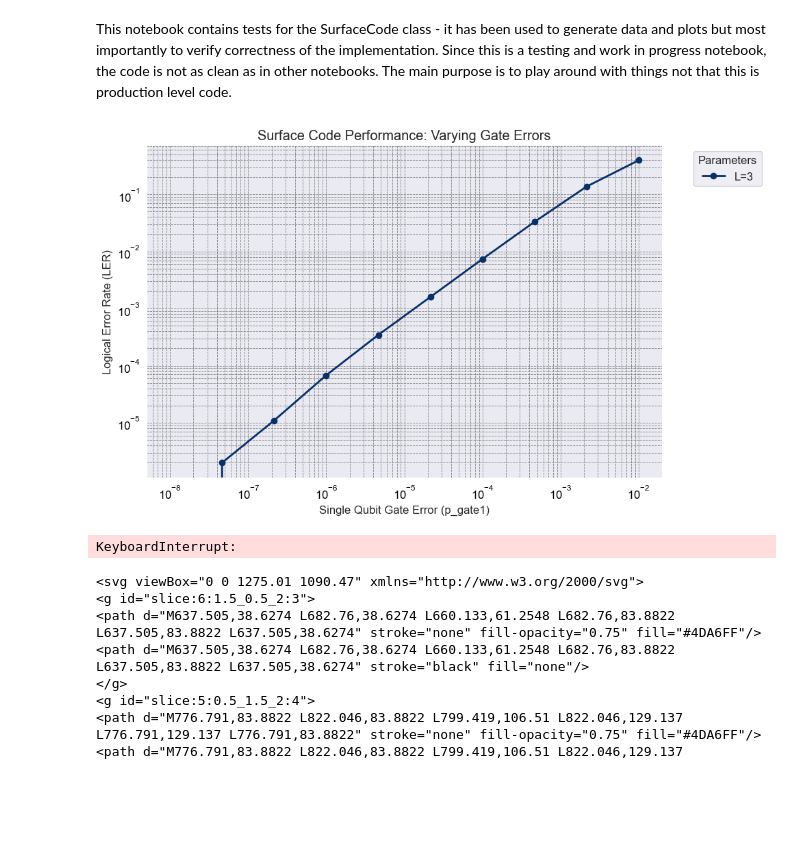
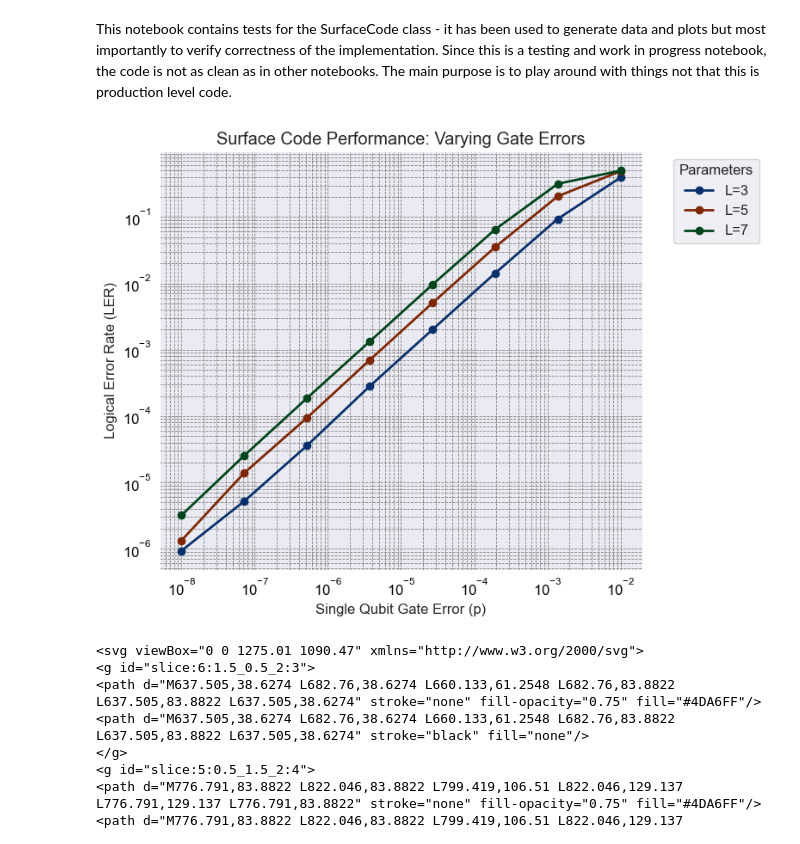
Before and after one commit to BjarneS2/Simulation_on_QEC_with_reconfigurable_atom_arrays, a Jupyter notebook: SurfaceCodePerfomance.ipynb, the cells around one changed output. Cells and saved outputs as stored; diff of their text form; code cells hidden in the pictures; blank space fills up the shorter version.

```diff
--- a/SurfaceCodePerfomance.ipynb
+++ b/SurfaceCodePerfomance.ipynb
@@ -3,61 +3,60 @@ This notebook contains tests for the SurfaceCode class - it has been used to gen
 # %%
 from surface_code import SurfaceCode
 import numpy as np
 import seaborn as sns
 import matplotlib as mpl
 import matplotlib.pyplot as plt
 from tqdm.auto import tqdm
 
 sns.set_style("darkgrid")
 mpl.rcParams.update(
     {
         "font.size": 12,
         "grid.color": "0.5",
         "grid.linestyle": "--",
         "grid.linewidth": 0.6,
         "xtick.color": "black",
         "ytick.color": "black",
     }
 )
 
-Ls = [3, 5]
-p = np.logspace(-8, -2, 10)
+Ls = [3, 5, 7]
+p = np.logspace(-8, -2, 8)
 
-results = {}
+# results = {}
 
-for L in tqdm(Ls, desc="Code Distances", position=0, leave=True):
-    SC = SurfaceCode(distance=L)
-    res_m = np.zeros(len(p))
-    for i, prob in tqdm(enumerate(p), desc=f"Gate Error Rates for L={L}", position=1, leave=False):
-        SC.build_in_stim_simple_noisy(rounds=L+1, logical_basis="Z", p=prob)
-        ler, syndrome, obs, preds = SC.run_with_pymatching(shots=1_000_000, so=True)
-        res_m[i] = ler
+# for L in tqdm(Ls, desc="Code Distances", position=0, leave=True):
+#     SC = SurfaceCode(distance=L)
+#     res_m = np.zeros(len(p))
+#     for i, prob in tqdm(enumerate(p), desc=f"Gate Error Rates for L={L}", position=1, leave=False):
+#         SC.build_in_stim_simple_noisy(rounds=L+1, logical_basis="Z", p=prob)
+#         ler, syndrome, obs, preds = SC.run_with_pymatching(shots=7500_000, so=True)
+#         res_m[i] = ler
 
-    results[L] = res_m
+#     results[L] = res_m
 
-    plt.figure(figsize=(10, 6))
-    cmaps = ['Blues', 'Oranges', 'Greens', 'Purples', 'Reds']
-    for i, (L, res) in enumerate(results.items()):
-        cmap_name = cmaps[i % len(cmaps)]
-        cmap = plt.get_cmap(cmap_name)
-        colors = cmap(np.linspace(0.4, 1.0, len(p)))
-        plt.plot(p, res,
-                label=f"L={L}",
-                marker="o",
-                color=colors[-1],
-                linewidth=2)
-    plt.xlabel("Single Qubit Gate Error (p_gate1)")
-    plt.ylabel("Logical Error Rate (LER)")
-    plt.title("Surface Code Performance: Varying Gate Errors")
-    plt.yscale('log')
-    plt.xscale('log')
-    plt.legend(bbox_to_anchor=(1.05, 1), loc='upper left', title="Parameters")
-    plt.grid(True, which="both", ls="--")
-    plt.tight_layout()
-    plt.show()
+plt.figure(figsize=(8, 6))
+cmaps = ['Blues', 'Oranges', 'Greens', 'Purples', 'Reds']
+for i, (L, res) in enumerate(results.items()):
+    cmap_name = cmaps[i % len(cmaps)]
+    cmap = plt.get_cmap(cmap_name)
+    colors = cmap(np.linspace(0.4, 1.0, len(p)))
+    plt.plot(p, res,
+            label=f"L={L}",
+            marker="o",
+            color=colors[-1],
+            linewidth=2)
+plt.xlabel("Single Qubit Gate Error (p)")
+plt.ylabel("Logical Error Rate (LER)")
+plt.title("Surface Code Performance: Varying Gate Errors")
+plt.yscale('log')
+plt.xscale('log')
+plt.legend(bbox_to_anchor=(1.05, 1), loc='upper left', title="Parameters")
+plt.grid(True, which="both", ls="--")
+plt.tight_layout()
+plt.show()
 # %% [output]
-[figure, old version]
+[figure, new version]
-KeyboardInterrupt:
 # %%
 import stim
 surface_code_circuit = stim.Circuit.generated(
```
